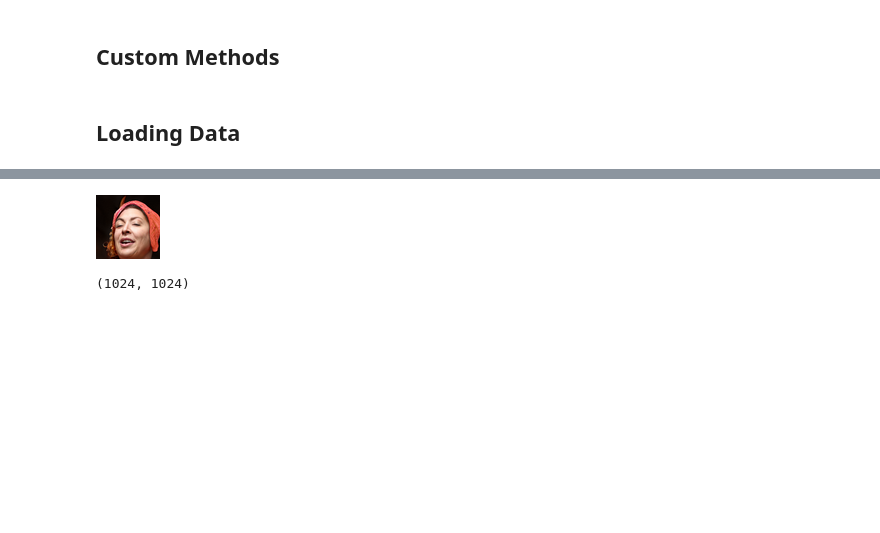
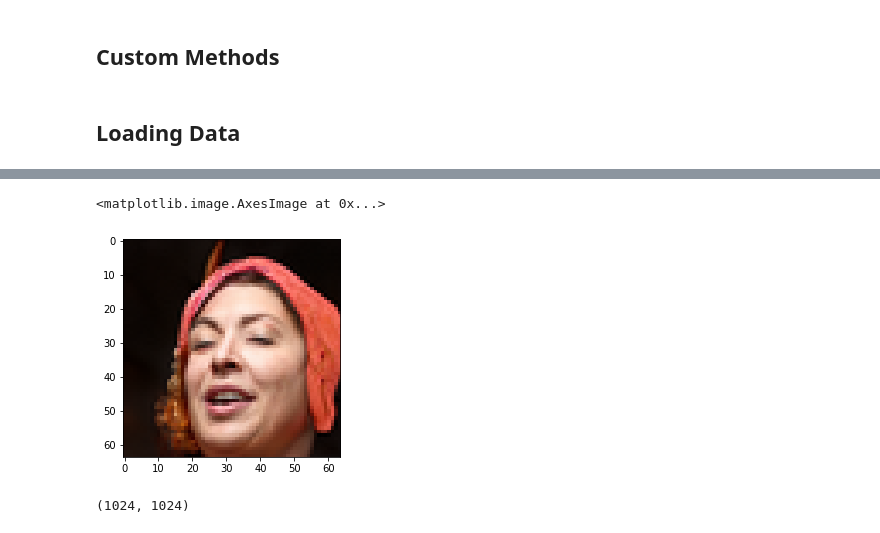
Before and after one commit to tejaspradhan/Face-Generation-from-Textual-Features-using-GANs, a Jupyter notebook: Pytorch_Text2Face.ipynb, the cells around one changed output, grey strips where cells are left out. Drawn from its saved outputs; the diff is of its cells as text; code cells hidden in the pictures; blank space fills up the shorter version.

```diff
--- a/Pytorch_Text2Face.ipynb
+++ b/Pytorch_Text2Face.ipynb
@@ -115,7 +115,8 @@ imshow(img)
-# %%
-resize_image(img)
-# %% [output]
-[figure, removed]
+# %%
+imshow(resize_image(img))
+# %% [output]
+<matplotlib.image.AxesImage at 0x...>
+[figure, added]
 # %%
 print(img.size)
 # %% [output]
```
Also changed, not shown: parts of 29 cells of this notebook.
